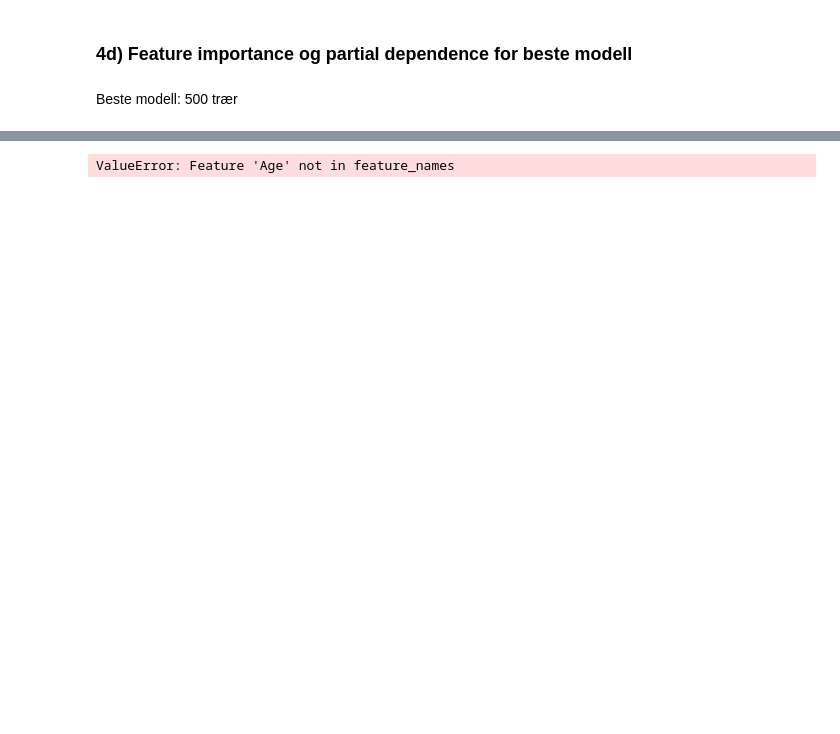
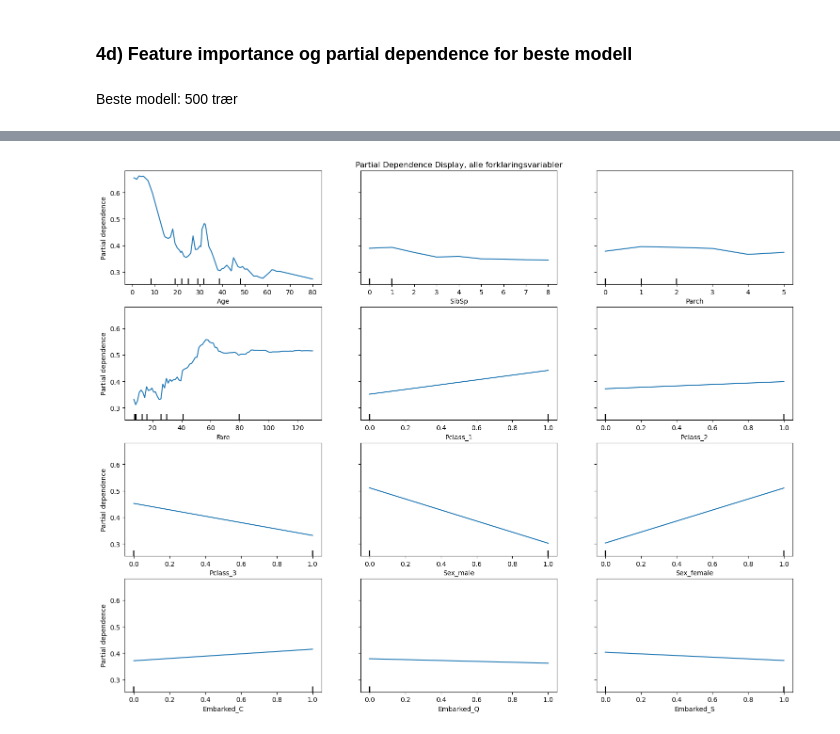
Before and after one commit to aadnerol/HON2200, a Jupyter notebook: oblig/code/oppgave.ipynb, the cells around one changed output, grey strips where cells are left out. Cells and saved outputs as stored; diff of their text form; code cells hidden in the pictures; blank space fills up the shorter version.

```diff
--- a/oblig/code/oppgave.ipynb
+++ b/oblig/code/oppgave.ipynb
@@ -444,6 +453,22 @@ plt.barh(covariates, importance)
 # %%
 from sklearn.inspection import PartialDependenceDisplay
 # %%
-PartialDependenceDisplay.from_estimator(skog, X_val, features=X_df.columns)
+# Kopier data
+X_train_plot = X_train.copy()
+X_val_plot = X_val.copy()
+
+# Konverter numeriske kolonner til float
+num_cols = X_train_plot.select_dtypes(include=[np.number]).columns
+X_train_plot[num_cols] = X_train_plot[num_cols].astype(float)
+X_val_plot[num_cols] = X_val_plot[num_cols].astype(float)
+
+
+fig, ax = plt.subplots(figsize=(15, 12))
+plt.title("Partial Dependence Display, alle forklaringsvariabler")
+fig = PartialDependenceDisplay.from_estimator(skog, X_val_plot, features=X_train_plot.columns, ax=ax)
+
+plt.tight_layout()
+plt.savefig("../figures/partial_dependence_display.pdf", format="pdf")
+plt.show()
 # %% [output]
-ValueError: Feature 'Age' not in feature_names
+[figure, added]
```
Also changed, not shown: parts of 9 cells of this notebook, 6 other files.
